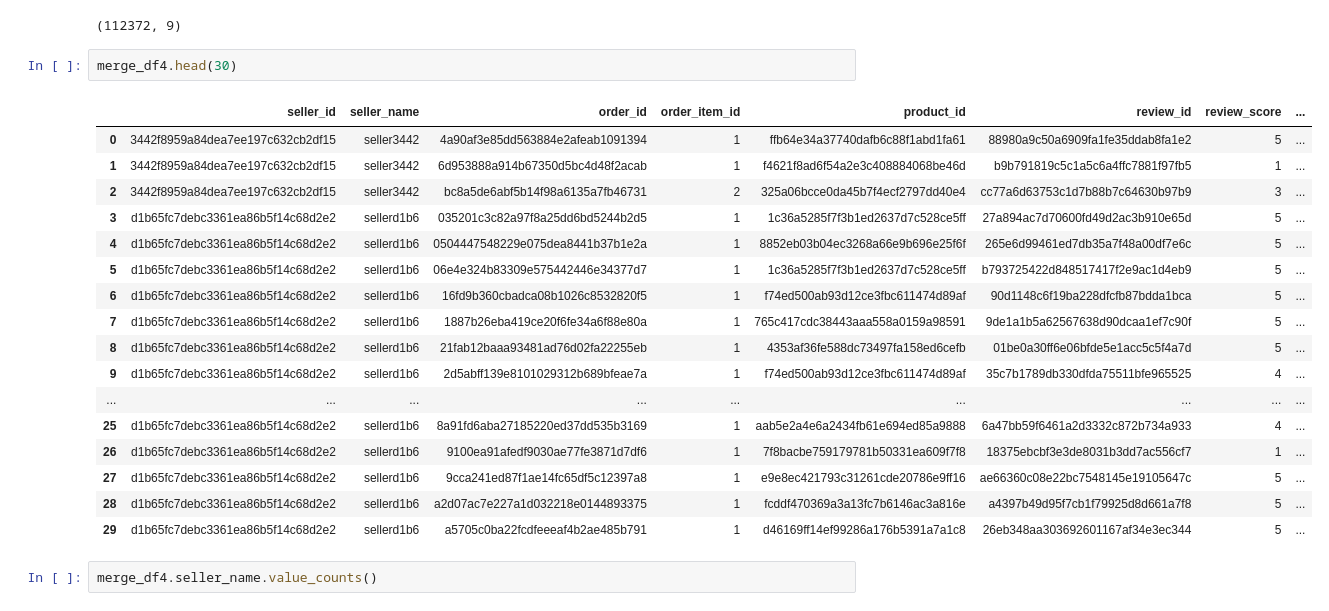
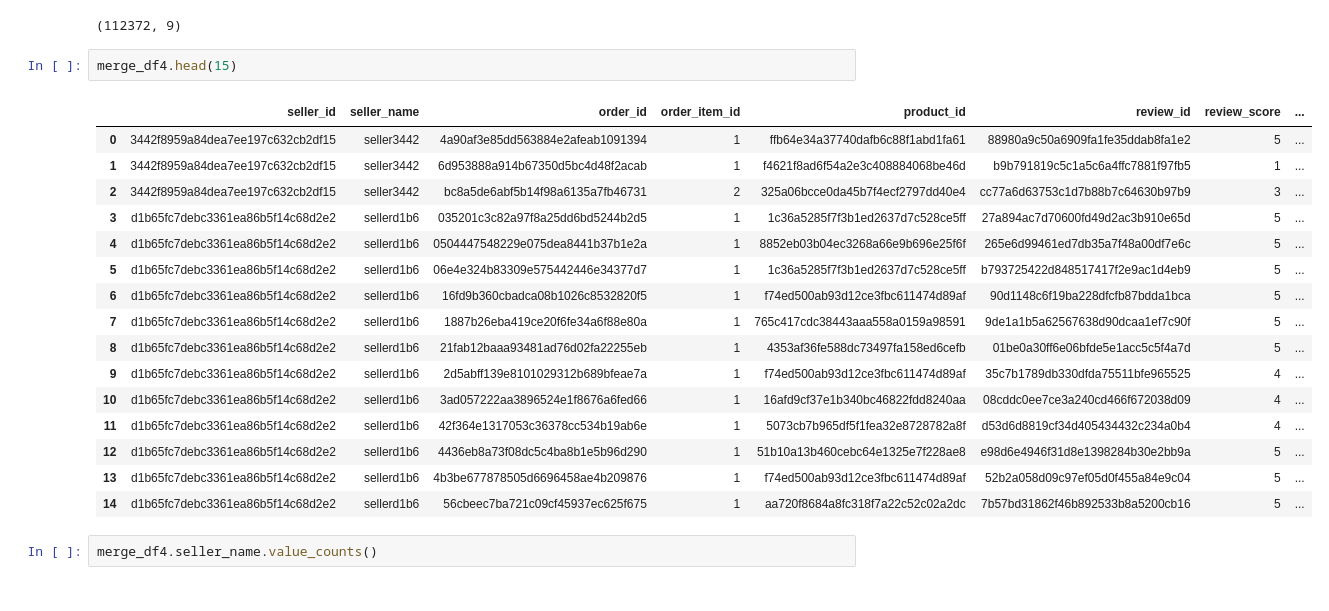
Before and after one commit to matsa0/desafio-sprint02-data-analysis, a Jupyter notebook: analise_exploratoria/analise_exploratoria.ipynb, the cells around one changed output. Saved outputs shown, nothing was run; the diff lists cells and outputs as text.

```diff
--- a/analise_exploratoria/analise_exploratoria.ipynb
+++ b/analise_exploratoria/analise_exploratoria.ipynb
@@ -1242,25 +1244,24 @@ merge_df4.shape
 # %% [output]
 (112372, 9)
 # %%
-merge_df4.head(30)
+merge_df4.head(15)
 # %% [output]
 |  | seller_id | seller_name | order_id | order_item_id | product_id | review_id | review_score | ... |
 | 0 | 3442f8959a84dea7ee197c632cb2df15 | seller3442 | 4a90af3e85dd563884e2afeab1091394 | 1 | ffb64e34a37740dafb6c88f1abd1fa61 | 88980a9c50a6909fa1fe35ddab8fa1e2 | 5 | ... |
 | 1 | 3442f8959a84dea7ee197c632cb2df15 | seller3442 | 6d953888a914b67350d5bc4d48f2acab | 1 | f4621f8ad6f54a2e3c408884068be46d | b9b791819c5c1a5c6a4ffc7881f97fb5 | 1 | ... |
 | 2 | 3442f8959a84dea7ee197c632cb2df15 | seller3442 | bc8a5de6abf5b14f98a6135a7fb46731 | 2 | 325a06bcce0da45b7f4ecf2797dd40e4 | cc77a6d63753c1d7b88b7c64630b97b9 | 3 | ... |
 | 3 | d1b65fc7debc3361ea86b5f14c68d2e2 | sellerd1b6 | 035201c3c82a97f8a25dd6bd5244b2d5 | 1 | 1c36a5285f7f3b1ed2637d7c528ce5ff | 27a894ac7d70600fd49d2ac3b910e65d | 5 | ... |
 | 4 | d1b65fc7debc3361ea86b5f14c68d2e2 | sellerd1b6 | 0504447548229e075dea8441b37b1e2a | 1 | 8852eb03b04ec3268a66e9b696e25f6f | 265e6d99461ed7db35a7f48a00df7e6c | 5 | ... |
 | 5 | d1b65fc7debc3361ea86b5f14c68d2e2 | sellerd1b6 | 06e4e324b83309e575442446e34377d7 | 1 | 1c36a5285f7f3b1ed2637d7c528ce5ff | b793725422d848517417f2e9ac1d4eb9 | 5 | ... |
 | 6 | d1b65fc7debc3361ea86b5f14c68d2e2 | sellerd1b6 | 16fd9b360cbadca08b1026c8532820f5 | 1 | f74ed500ab93d12ce3fbc611474d89af | 90d1148c6f19ba228dfcfb87bdda1bca | 5 | ... |
 | 7 | d1b65fc7debc3361ea86b5f14c68d2e2 | sellerd1b6 | 1887b26eba419ce20f6fe34a6f88e80a | 1 | 765c417cdc38443aaa558a0159a98591 | 9de1a1b5a62567638d90dcaa1ef7c90f | 5 | ... |
 | 8 | d1b65fc7debc3361ea86b5f14c68d2e2 | sellerd1b6 | 21fab12baaa93481ad76d02fa22255eb | 1 | 4353af36fe588dc73497fa158ed6cefb | 01be0a30ff6e06bfde5e1acc5c5f4a7d | 5 | ... |
 | 9 | d1b65fc7debc3361ea86b5f14c68d2e2 | sellerd1b6 | 2d5abff139e8101029312b689bfeae7a | 1 | f74ed500ab93d12ce3fbc611474d89af | 35c7b1789db330dfda75511bfe965525 | 4 | ... |
-| ... | ... | ... | ... | ... | ... | ... | ... | ... |
-| 25 | d1b65fc7debc3361ea86b5f14c68d2e2 | sellerd1b6 | 8a91fd6aba27185220ed37dd535b3169 | 1 | aab5e2a4e6a2434fb61e694ed85a9888 | 6a47bb59f6461a2d3332c872b734a933 | 4 | ... |
-| 26 | d1b65fc7debc3361ea86b5f14c68d2e2 | sellerd1b6 | 9100ea91afedf9030ae77fe3871d7df6 | 1 | 7f8bacbe759179781b50331ea609f7f8 | 18375ebcbf3e3de8031b3dd7ac556cf7 | 1 | ... |
-| 27 | d1b65fc7debc3361ea86b5f14c68d2e2 | sellerd1b6 | 9cca241ed87f1ae14fc65df5c12397a8 | 1 | e9e8ec421793c31261cde20786e9ff16 | ae66360c08e22bc7548145e19105647c | 5 | ... |
-| 28 | d1b65fc7debc3361ea86b5f14c68d2e2 | sellerd1b6 | a2d07ac7e227a1d032218e0144893375 | 1 | fcddf470369a3a13fc7b6146ac3a816e | a4397b49d95f7cb1f79925d8d661a7f8 | 5 | ... |
-| 29 | d1b65fc7debc3361ea86b5f14c68d2e2 | sellerd1b6 | a5705c0ba22fcdfeeeaf4b2ae485b791 | 1 | d46169ff14ef99286a176b5391a7a1c8 | 26eb348aa303692601167af34e3ec344 | 5 | ... |
+| 10 | d1b65fc7debc3361ea86b5f14c68d2e2 | sellerd1b6 | 3ad057222aa3896524e1f8676a6fed66 | 1 | 16afd9cf37e1b340bc46822fdd8240aa | 08cddc0ee7ce3a240cd466f672038d09 | 4 | ... |
+| 11 | d1b65fc7debc3361ea86b5f14c68d2e2 | sellerd1b6 | 42f364e1317053c36378cc534b19ab6e | 1 | 5073cb7b965df5f1fea32e8728782a8f | d53d6d8819cf34d405434432c234a0b4 | 4 | ... |
+| 12 | d1b65fc7debc3361ea86b5f14c68d2e2 | sellerd1b6 | 4436eb8a73f08dc5c4ba8b1e5b96d290 | 1 | 51b10a13b460cebc64e1325e7f228ae8 | e98d6e4946f31d8e1398284b30e2bb9a | 5 | ... |
+| 13 | d1b65fc7debc3361ea86b5f14c68d2e2 | sellerd1b6 | 4b3be677878505d6696458ae4b209876 | 1 | f74ed500ab93d12ce3fbc611474d89af | 52b2a058d09c97ef05d0f455a84e9c04 | 5 | ... |
+| 14 | d1b65fc7debc3361ea86b5f14c68d2e2 | sellerd1b6 | 56cbeec7ba721c09cf45937ec625f675 | 1 | aa720f8684a8fc318f7a22c52c02a2dc | 7b57bd31862f46b892533b8a5200cb16 | 5 | ... |
 # %%
 merge_df4.seller_name.value_counts()
 # %% [output]
```
Also changed, not shown: parts of 32 cells of this notebook.
